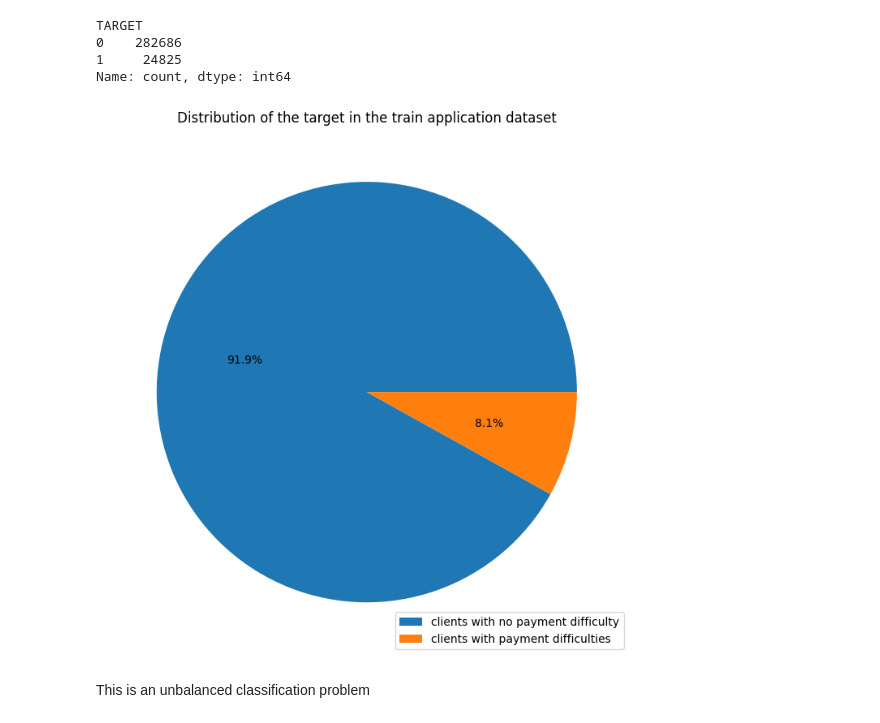
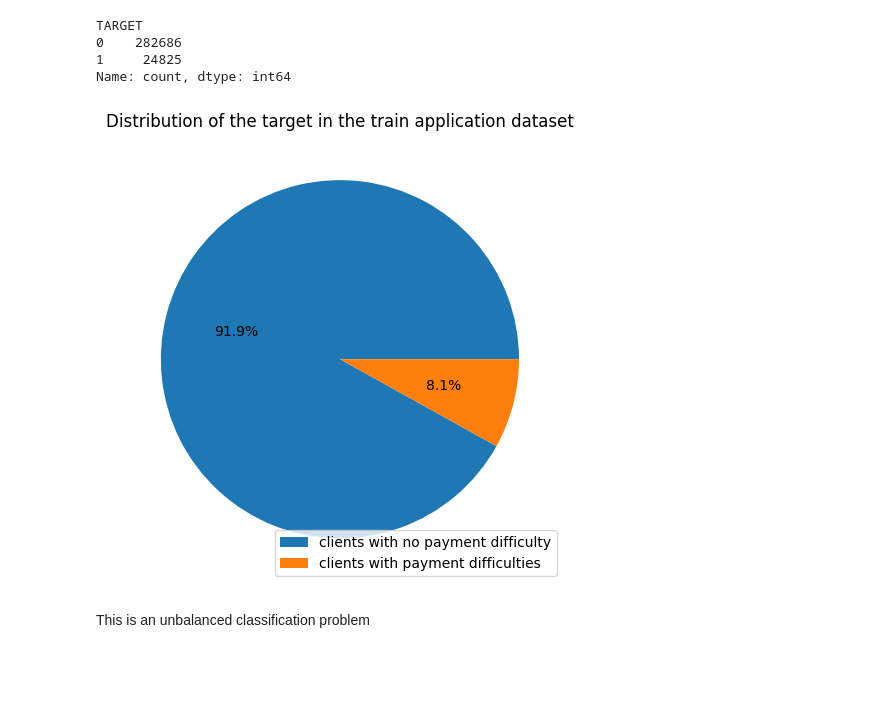
Before and after one commit to JulienfLeBoucher/OC_MLOps_credit_scoring, a Jupyter notebook: quick_EDA_of_Kaggle_Aguiar_feature_engineering.ipynb, the cells around one changed output. Saved outputs shown, nothing was run; the diff lists cells and outputs as text; code cells hidden in the pictures; blank space fills up the shorter version.

Commit message:
Minor changes for better visualization in the presentation.

```diff
--- a/quick_EDA_of_Kaggle_Aguiar_feature_engineering.ipynb
+++ b/quick_EDA_of_Kaggle_Aguiar_feature_engineering.ipynb
@@ -132,14 +125,14 @@ Name: count, dtype: int64
 # %%
 labels = ['clients with no payment difficulty', 'clients with payment difficulties']
 
-fig = plt.figure(figsize=(7,7))
+fig = plt.figure(figsize=(5,5))
 plt.pie(df.TARGET.value_counts().values, labels=None, autopct='%1.1f%%')
 plt.legend(labels, loc="lower right")
 plt.title("Distribution of the target in the train application dataset")
 plt.tight_layout()
 plt.show()
 # %% [output]
-[figure, old version]
+[figure, new version]
 # %% [markdown]
 This is an unbalanced classification problem
 # %% [markdown]
```
Also changed, not shown: parts of 1 cell of this notebook.
